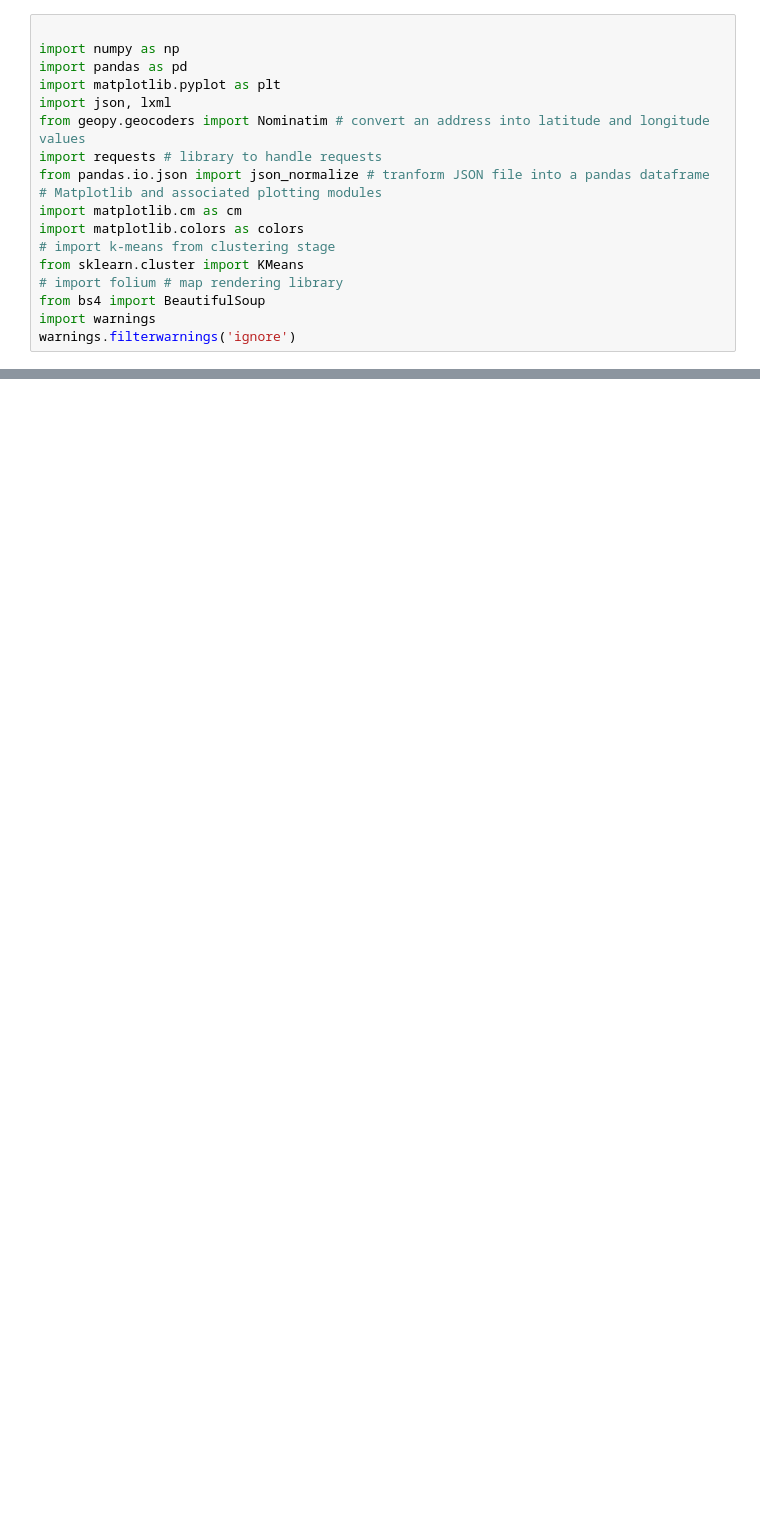
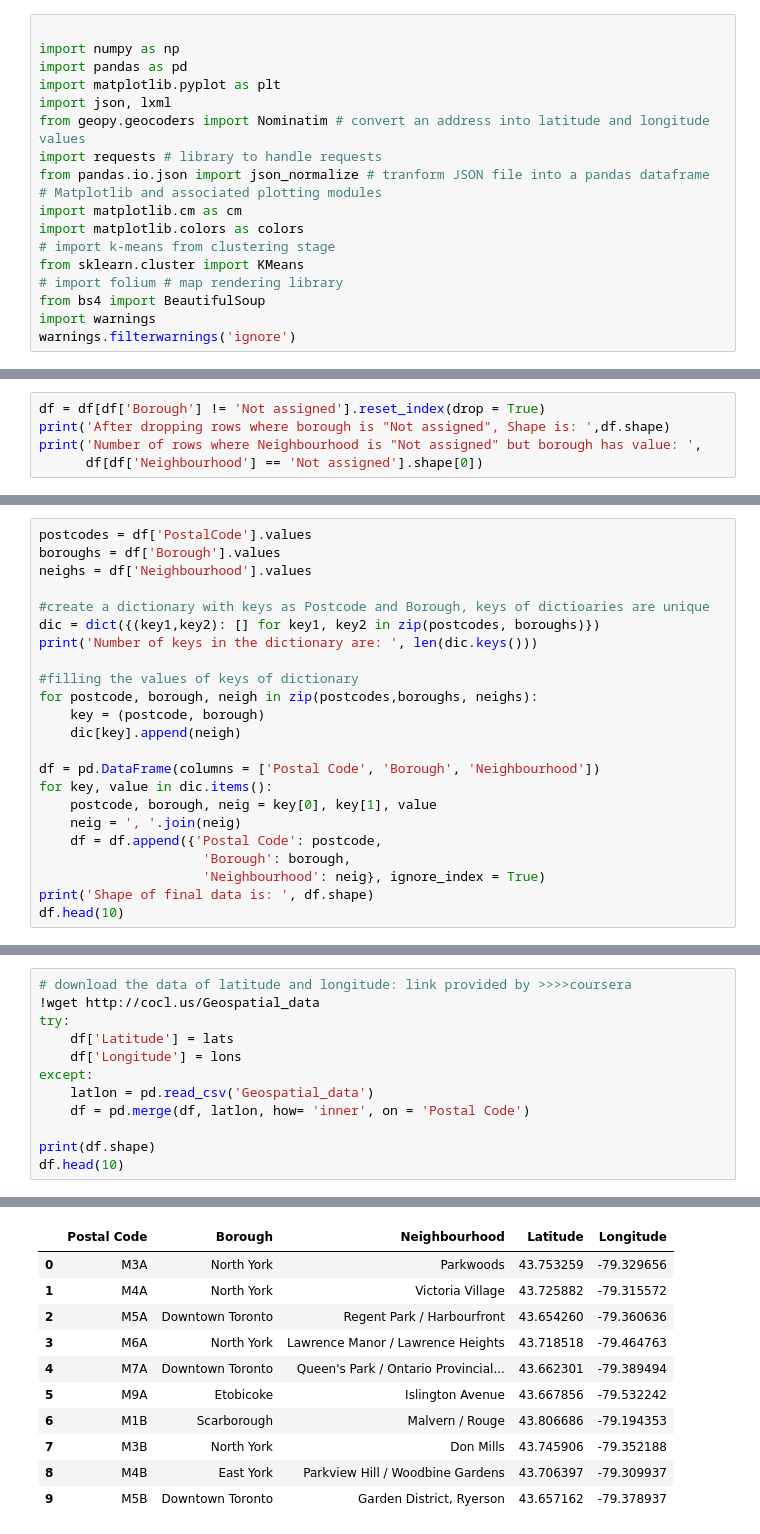
Before and after one commit to tapendranath/Coursera, a Jupyter notebook: capstone 2.ipynb, the cells around one changed output, grey strips where cells are left out. Cells and saved outputs as stored; diff of their text form; blank space fills up the shorter version.

```diff
--- a/capstone 2.ipynb
+++ b/capstone 2.ipynb
@@ -41,0 +60,5 @@ Successfully installed branca-0.4.0 folium-0.10.1
+# %%
+df = df[df['Borough'] != 'Not assigned'].reset_index(drop = True)
+print('After dropping rows where borough is "Not assigned", Shape is: ',df.shape)
+print('Number of rows where Neighbourhood is "Not assigned" but borough has value: ',
+      df[df['Neighbourhood'] == 'Not assigned'].shape[0])
@@ -41,0 +89,23 @@ Successfully installed branca-0.4.0 folium-0.10.1
+# %%
+postcodes = df['PostalCode'].values
+boroughs = df['Borough'].values
+neighs = df['Neighbourhood'].values
+
+#create a dictionary with keys as Postcode and Borough, keys of dictioaries are unique
+dic = dict({(key1,key2): [] for key1, key2 in zip(postcodes, boroughs)})
+print('Number of keys in the dictionary are: ', len(dic.keys()))
+
+#filling the values of keys of dictionary
+for postcode, borough, neigh in zip(postcodes,boroughs, neighs):
+    key = (postcode, borough)
+    dic[key].append(neigh)
+
+df = pd.DataFrame(columns = ['Postal Code', 'Borough', 'Neighbourhood'])
+for key, value in dic.items():
+    postcode, borough, neig = key[0], key[1], value
+    neig = ', '.join(neig)
+    df = df.append({'Postal Code': postcode,
+                     'Borough': borough,
+                     'Neighbourhood': neig}, ignore_index = True)
+print('Shape of final data is: ', df.shape)
+df.head(10)
@@ -41,0 +139,13 @@ Successfully installed branca-0.4.0 folium-0.10.1
+# %%
+# download the data of latitude and longitude: link provided by >>>>coursera
+!wget http://cocl.us/Geospatial_data
+try:
+    df['Latitude'] = lats
+    df['Longitude'] = lons
+except:
+    latlon = pd.read_csv('Geospatial_data')
+    df = pd.merge(df, latlon, how= 'inner', on = 'Postal Code')
+
+print(df.shape)
+df.head(10)
+# %% [output]
@@ -41,0 +169,11 @@ Successfully installed branca-0.4.0 folium-0.10.1
+|  | Postal Code | Borough | Neighbourhood | Latitude | Longitude |
+| 0 | M3A | North York | Parkwoods | 43.753259 | -79.329656 |
+| 1 | M4A | North York | Victoria Village | 43.725882 | -79.315572 |
+| 2 | M5A | Downtown Toronto | Regent Park / Harbourfront | 43.654260 | -79.360636 |
+| 3 | M6A | North York | Lawrence Manor / Lawrence Heights | 43.718518 | -79.464763 |
+| 4 | M7A | Downtown Toronto | Queen's Park / Ontario Provincial... | 43.662301 | -79.389494 |
+| 5 | M9A | Etobicoke | Islington Avenue | 43.667856 | -79.532242 |
+| 6 | M1B | Scarborough | Malvern / Rouge | 43.806686 | -79.194353 |
+| 7 | M3B | North York | Don Mills | 43.745906 | -79.352188 |
+| 8 | M4B | East York | Parkview Hill / Woodbine Gardens | 43.706397 | -79.309937 |
+| 9 | M5B | Downtown Toronto | Garden District, Ryerson | 43.657162 | -79.378937 |
```
Also changed, not shown: parts of 11 cells of this notebook.
